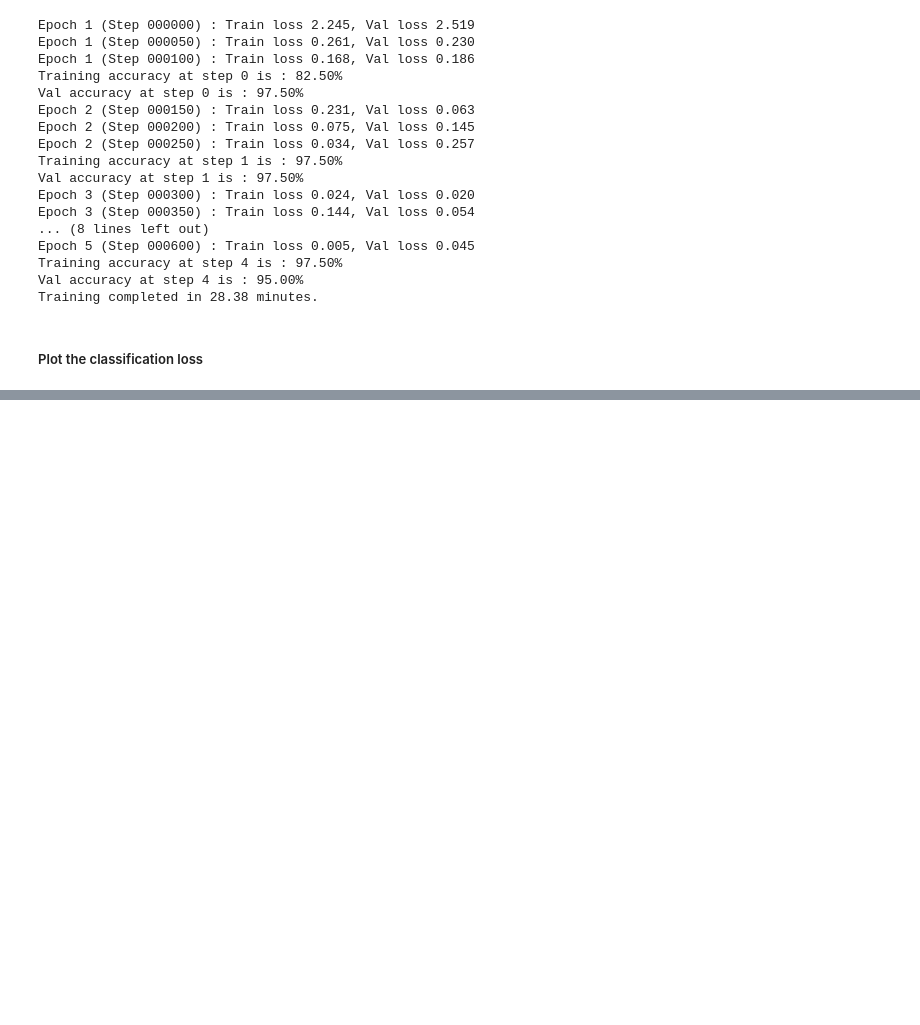
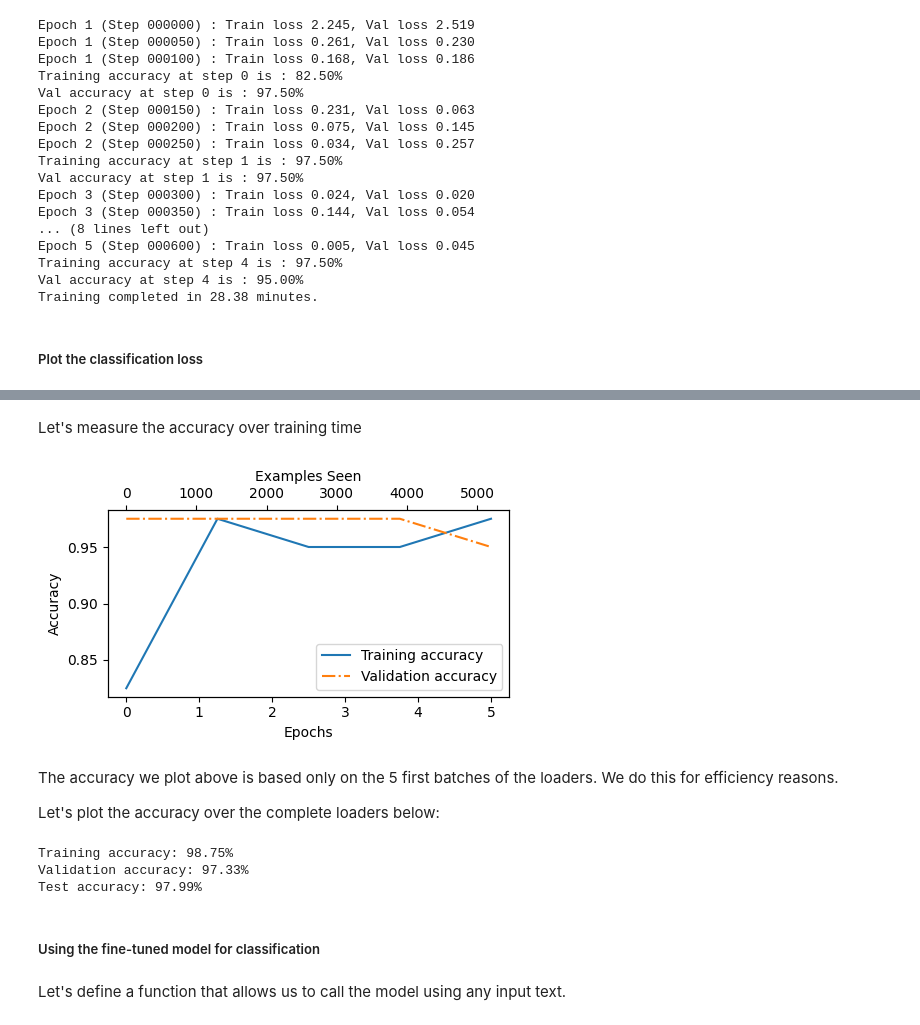
Before and after one commit to diegoalejogm/build-llm, a Jupyter notebook: fine-tuning.ipynb, the cells around one changed output, grey strips where cells are left out. Saved outputs shown, nothing was run; the diff lists cells and outputs as text; code cells hidden in the pictures; blank space fills up the shorter version.

Commit message:
Add functionality to fine-tune the LLM for classification, plotting evaluation results, running the model on custom samples, and saving it's weights for future use.

```diff
--- a/fine-tuning.ipynb
+++ b/fine-tuning.ipynb
@@ -443,7 +443,7 @@ compared to fine-tuning the last output token.
 # %%
 def calc_accuracy_loader(data_loader, model, device, num_batches=None):
     correct_predictions, num_examples = 0, 0
-
+    num_batches = num_batches if num_batches else len(data_loader)
     for i, (input_batch, target_batch) in enumerate(data_loader):
         if i >= num_batches: break
 
@@ -674,0 +677,28 @@ plot_values(epochs_tensor, examples_seen_tensor, train_losses, val_losses)
+# %% [markdown]
+Let's measure the accuracy over training time
+# %%
+epochs_tensor = torch.linspace(0, num_epochs, len(train_accs))
+examples_seen_tensor = torch.linspace(0, examples_seen, len(train_accs))
+plot_values(epochs_tensor, examples_seen_tensor, train_accs, val_accs, label="accuracy")
+# %% [output]
+[figure, added]
+# %% [markdown]
+The accuracy we plot above is based only on the 5 first batches of the loaders.
+We do this for efficiency reasons.
+
+Let's plot the accuracy over the complete loaders below:
+# %%
+train_accuracy = calc_accuracy_loader(train_loader, gpt, device)
+val_accuracy = calc_accuracy_loader(val_loader, gpt, device)
+test_accuracy = calc_accuracy_loader(test_loader, gpt, device)
+print(f"Training accuracy: {train_accuracy*100:.2f}%")
+print(f"Validation accuracy: {val_accuracy*100:.2f}%")
+print(f"Test accuracy: {test_accuracy*100:.2f}%")
+# %% [output]
+Training accuracy: 98.75%
+Validation accuracy: 97.33%
+Test accuracy: 97.99%
+# %% [markdown]
+##### Using the fine-tuned model for classification
+# %% [markdown]
+Let's define a function that allows us to call the model using any input text.
```
Also changed, not shown: parts of 10 cells of this notebook, 2 other files.
